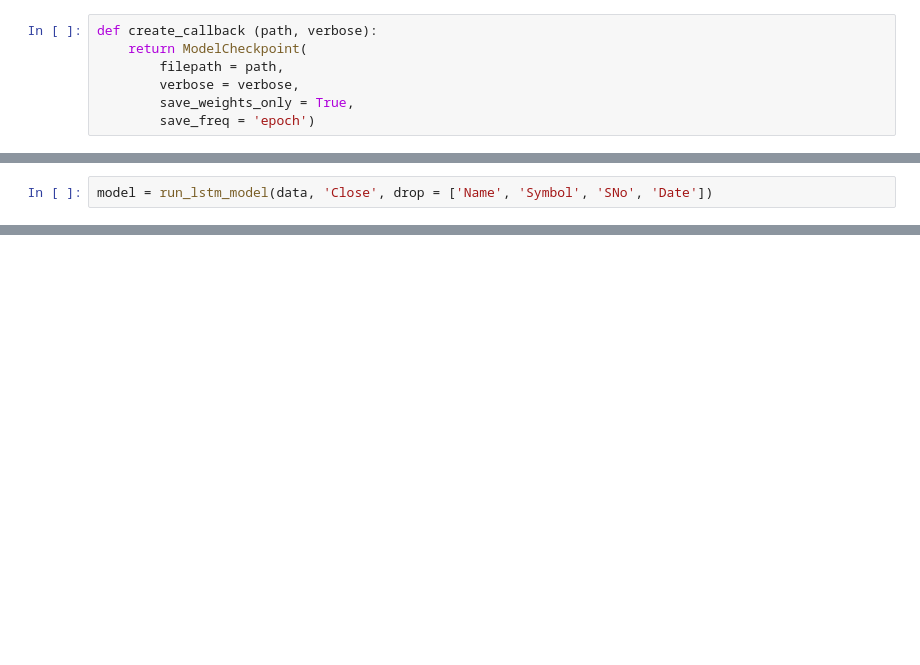
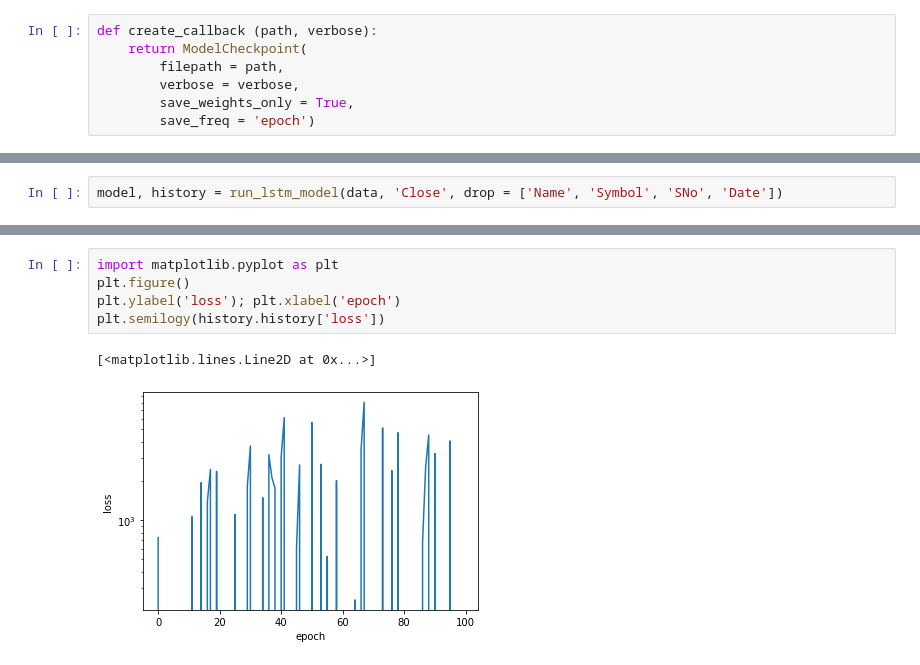
Before and after one commit to GallantGuide/Bull_or_Bear_Crypto, a Jupyter notebook: model_functions/jupyter_notebook_tests/lstm_function.ipynb, the cells around one changed output, grey strips where cells are left out. Cells and saved outputs as stored; diff of their text form; blank space fills up the shorter version.

```diff
--- a/model_functions/jupyter_notebook_tests/lstm_function.ipynb
+++ b/model_functions/jupyter_notebook_tests/lstm_function.ipynb
@@ -190,3 +190,3 @@ def evaluate(model, X_train, X_test, y_train, y_test, epochs, save_path, verbose
 # %%
-model = run_lstm_model(data, 'Close', drop = ['Name', 'Symbol', 'SNo', 'Date'])
+model, history = run_lstm_model(data, 'Close', drop = ['Name', 'Symbol', 'SNo', 'Date'])
 # %% [output]
@@ -193,0 +194,8 @@ Loss: -60962.484375, Accuracy: 0.0
+# %%
+import matplotlib.pyplot as plt
+plt.figure()
+plt.ylabel('loss'); plt.xlabel('epoch')
+plt.semilogy(history.history['loss'])
+# %% [output]
+[<matplotlib.lines.Line2D at 0x...>]
+[figure, added]
```
Also changed, not shown: parts of 2 cells of this notebook, 1 other file.
